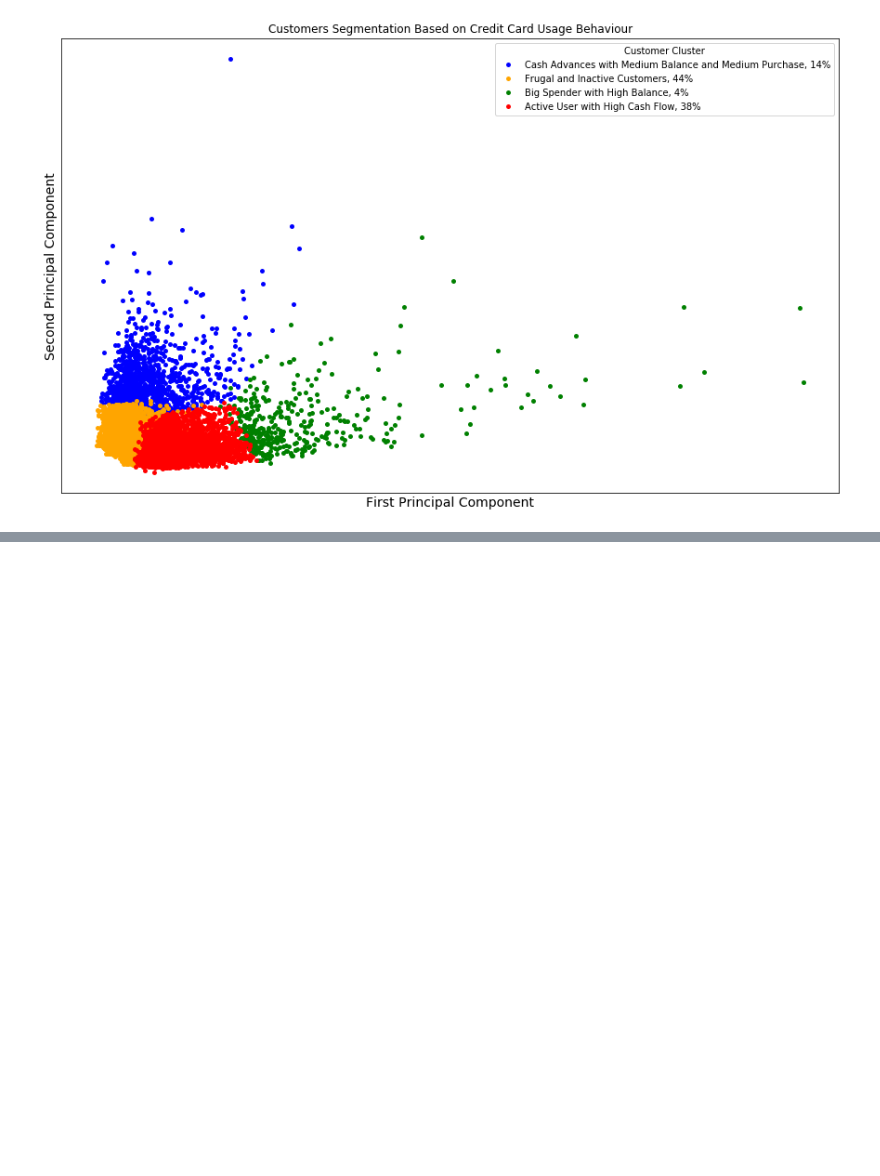
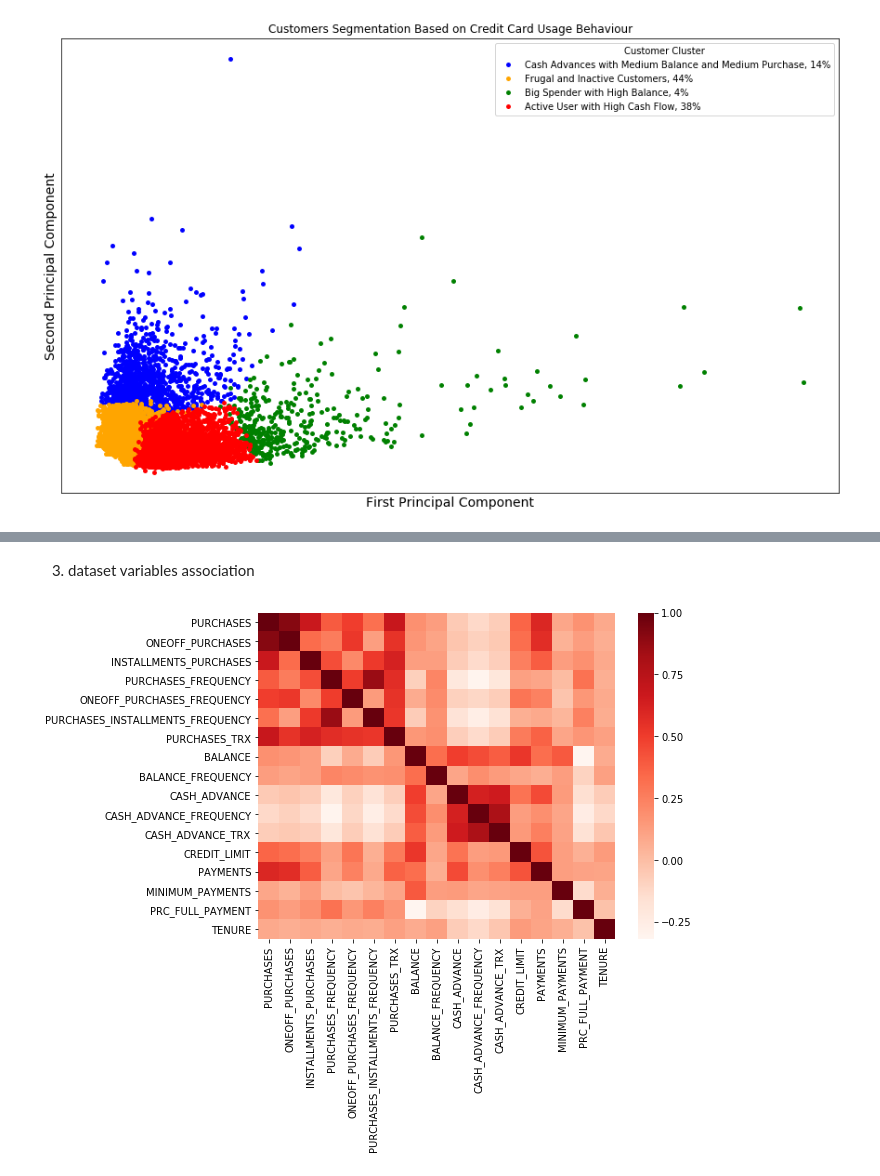
Before and after one commit to ytongcs/Final-Project, a Jupyter notebook: final.ipynb, the cells around one changed output, grey strips where cells are left out. Saved outputs shown, nothing was run; the diff lists cells and outputs as text; code cells hidden in the pictures; blank space fills up the shorter version.

```diff
--- a/final.ipynb
+++ b/final.ipynb
@@ -475,0 +515,11 @@ plt.show()
+# %% [markdown]
+3. dataset variables association
+# %%
+#Using Pearson Correlation
+plt.figure(figsize=(8,6))
+cor = credit.corr()
+s=sns.heatmap(cor, cmap=plt.cm.Reds)
+s.set_xticklabels(s.get_xticklabels(),rotation=90)
+plt.show()
+# %% [output]
+[figure, added]
```
Also changed, not shown: parts of 22 cells of this notebook.
